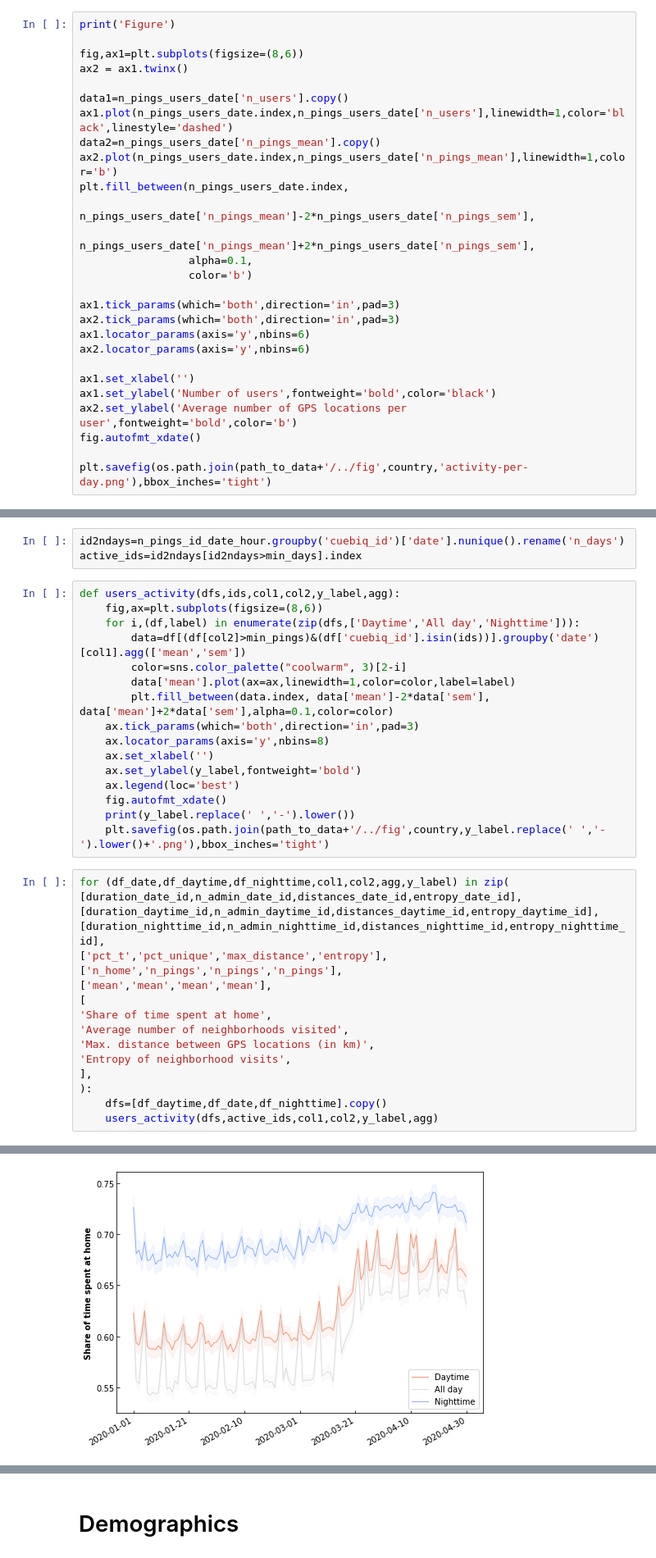
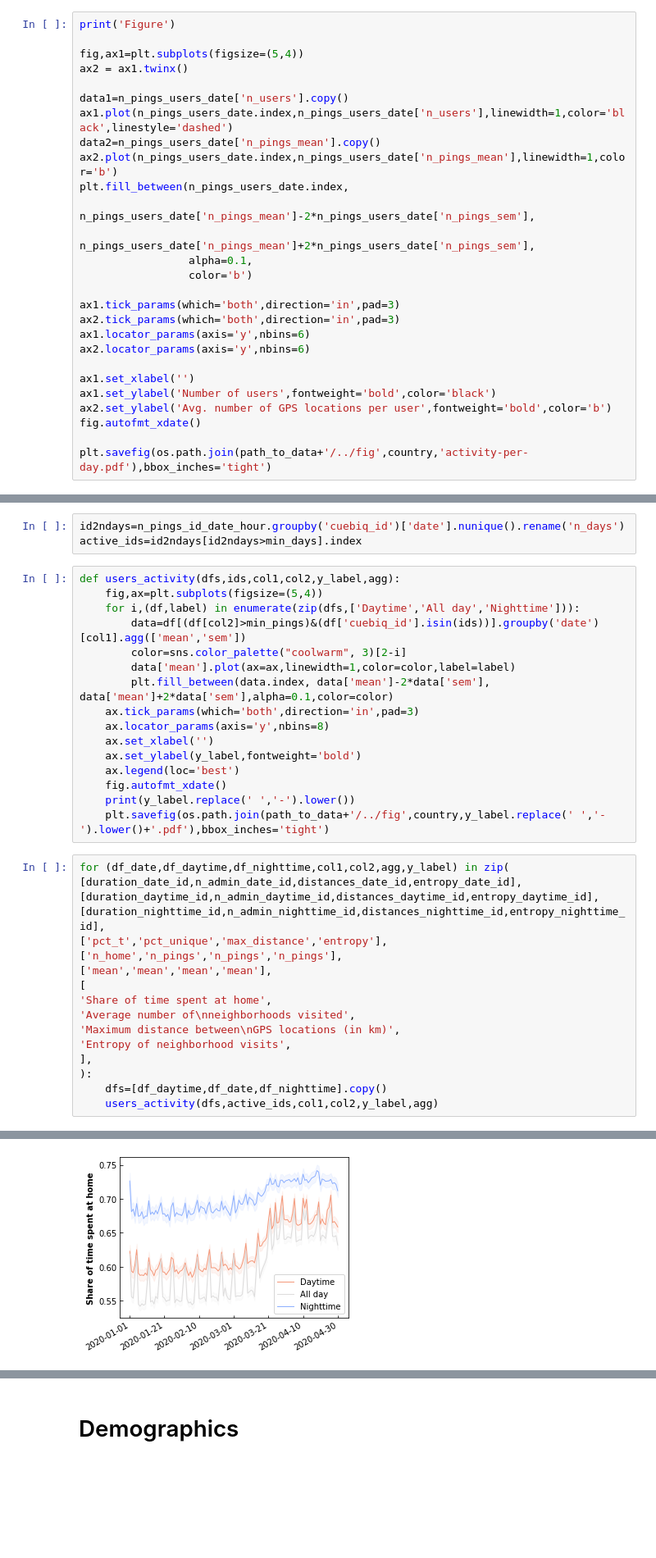
Before and after one commit to spfraib/covid, a Jupyter notebook: ipynb/describe-users-mobility-over-time.ipynb, the cells around one changed output, grey strips where cells are left out. Shown at 82% size. Saved outputs shown, nothing was run; the diff lists cells and outputs as text; blank space fills up the shorter version.

```diff
--- a/ipynb/describe-users-mobility-over-time.ipynb
+++ b/ipynb/describe-users-mobility-over-time.ipynb
@@ -63,7 +63,7 @@ AttributeError: 'Timestamp' object has no attribute 'split'
 # %%
 print('Figure')
 
-fig,ax1=plt.subplots(figsize=(8,6))
+fig,ax1=plt.subplots(figsize=(5,4))
 ax2 = ax1.twinx()
 
 data1=n_pings_users_date['n_users'].copy()
@@ -83,7 +83,7 @@ ax2.locator_params(axis='y',nbins=6)
 
 ax1.set_xlabel('')
 ax1.set_ylabel('Number of users',fontweight='bold',color='black')
-ax2.set_ylabel('Average number of GPS locations per user',fontweight='bold',color='b')
+ax2.set_ylabel('Avg. number of GPS locations per user',fontweight='bold',color='b')
 fig.autofmt_xdate()
 
-plt.savefig(os.path.join(path_to_data+'/../fig',country,'activity-per-day.png'),bbox_inches='tight')
+plt.savefig(os.path.join(path_to_data+'/../fig',country,'activity-per-day.pdf'),bbox_inches='tight')
@@ -140,7 +143,7 @@ id2ndays=n_pings_id_date_hour.groupby('cuebiq_id')['date'].nunique().rename('n_d
 active_ids=id2ndays[id2ndays>min_days].index
 # %%
 def users_activity(dfs,ids,col1,col2,y_label,agg):
-    fig,ax=plt.subplots(figsize=(8,6))
+    fig,ax=plt.subplots(figsize=(5,4))
     for i,(df,label) in enumerate(zip(dfs,['Daytime','All day','Nighttime'])):
         data=df[(df[col2]>min_pings)&(df['cuebiq_id'].isin(ids))].groupby('date')[col1].agg(['mean','sem'])
         color=sns.color_palette("coolwarm", 3)[2-i]
@@ -153,7 +156,7 @@ def users_activity(dfs,ids,col1,col2,y_label,agg):
     ax.legend(loc='best')
     fig.autofmt_xdate()
     print(y_label.replace(' ','-').lower())
-    plt.savefig(os.path.join(path_to_data+'/../fig',country,y_label.replace(' ','-').lower()+'.png'),bbox_inches='tight')
+    plt.savefig(os.path.join(path_to_data+'/../fig',country,y_label.replace(' ','-').lower()+'.pdf'),bbox_inches='tight')
 # %%
 for (df_date,df_daytime,df_nighttime,col1,col2,agg,y_label) in zip(
 [duration_date_id,n_admin_date_id,distances_date_id,entropy_date_id],
@@ -164,8 +167,8 @@ for (df_date,df_daytime,df_nighttime,col1,col2,agg,y_label) in zip(
 ['mean','mean','mean','mean'],
 [
 'Share of time spent at home',
-'Average number of neighborhoods visited',
-'Max. distance between GPS locations (in km)',
+'Average number of\nneighborhoods visited',
+'Maximum distance between\nGPS locations (in km)',
 'Entropy of neighborhood visits',
 ],
 ):
@@ -178,2 +183,2 @@ max.-distance-between-gps-locations-(in-km)
 entropy-of-neighborhood-visits
-[figure, old version]
+[figure, new version]
```
Also changed, not shown: parts of 14 cells of this notebook, 5 other files.
